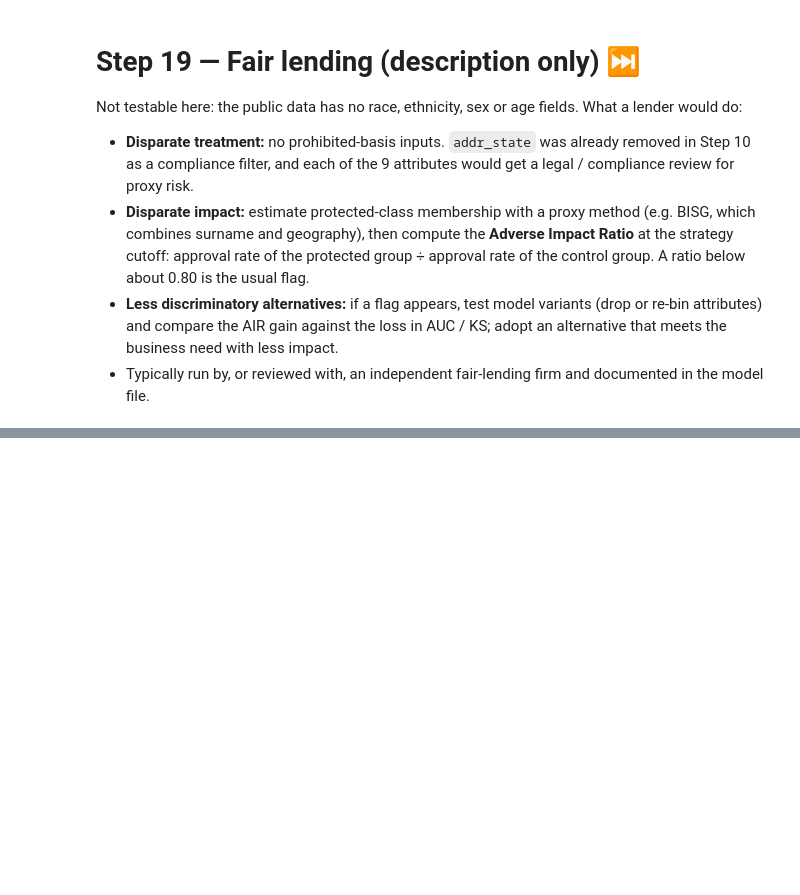
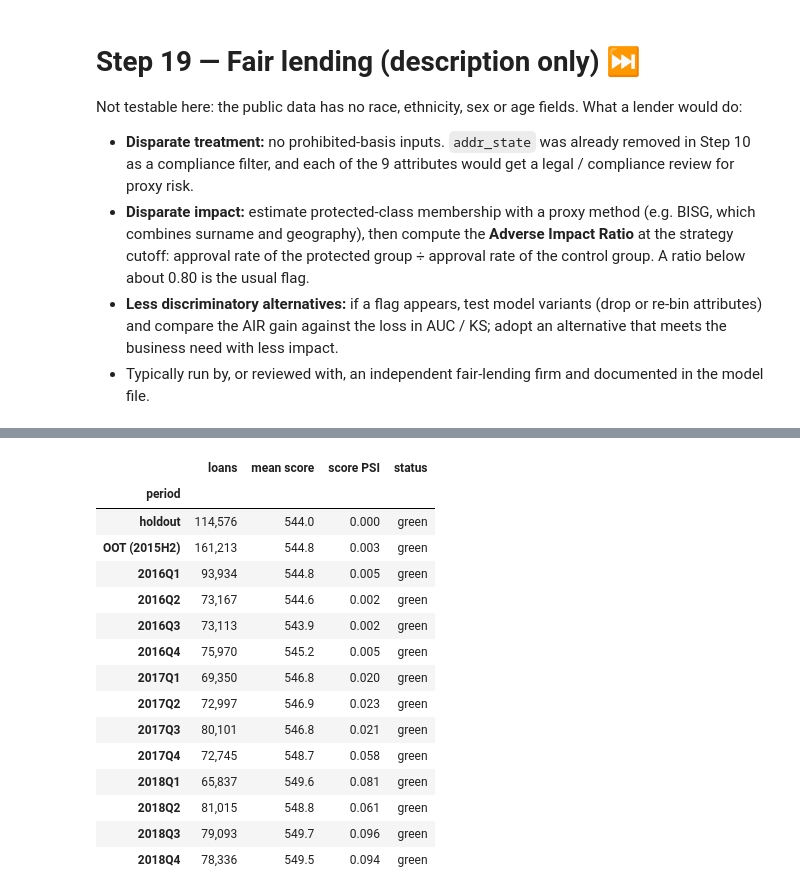
Before and after one commit to daniel-d-wu/scorecard-dev, a Jupyter notebook: scorecard_dev.ipynb, the cells around one changed output, grey strips where cells are left out. Saved outputs shown, nothing was run; the diff lists cells and outputs as text; code cells hidden in the pictures; blank space fills up the shorter version.

```diff
--- a/scorecard_dev.ipynb
+++ b/scorecard_dev.ipynb
@@ -3173,0 +3186,65 @@ When a bureau score is used in the decision, FCRA adds a separate disclosure: th
+# %%
+# ---------------------------------------------------------------
+# 23  Monitoring simulation: score PSI, attribute PSI (CSI), 2016 calibration
+# ---------------------------------------------------------------
+def psi(e, a, floor=1e-4):
+    e, a = np.clip(np.asarray(e, float), floor, None), np.clip(np.asarray(a, float), floor, None)
+    return float(((a - e) * np.log(a / e)).sum())
+
+def light(v, y=0.10, r=0.25):
+    return 'red' if v >= r else 'yellow' if v >= y else 'green'
+
+# Post-launch population: same exclusions as the modeling frame, 36-month loans, 2016-2018
+mon = dm[dm.issue_dt.dt.year.between(2016, 2018) & (dm.term_m == 36)].copy()
+mon['qtr'] = mon.issue_dt.dt.year.astype(str) + 'Q' + mon.issue_dt.dt.quarter.astype(str)
+W_mon = woe_frame(mon, sel_12)
+S_mon = score_points(W_mon[sel_12])
+pd_mon = model_12.predict(sm.add_constant(W_mon[sel_12], has_constant='add'))
+
+# Score PSI by quarter, on train-score decile edges (frozen)
+edges = np.unique(np.quantile(S_tr, np.linspace(0, 1, 11)[1:-1]))
+dist = lambda S: np.bincount(np.searchsorted(edges, S, side='right'), minlength=len(edges) + 1) / len(S)
+e_score = dist(S_tr)
+ref = {'holdout': S_ho, 'OOT (2015H2)': S_oo}
+psi_rows = [{'period': k, 'loans': len(S), 'mean score': S.mean(), 'score PSI': psi(e_score, dist(S))} for k, S in ref.items()]
+for q, idx in mon.groupby('qtr').groups.items():
+    S = S_mon.loc[idx]
+    psi_rows.append({'period': q, 'loans': len(S), 'mean score': S.mean(), 'score PSI': psi(e_score, dist(S))})
+psi_tbl = pd.DataFrame(psi_rows).set_index('period')
+psi_tbl['status'] = psi_tbl['score PSI'].map(light)
+print('Score PSI vs train:'); display(psi_tbl.style.format({'loans': '{:,}', 'mean score': '{:.1f}', 'score PSI': '{:.3f}'}))
+
+# Attribute PSI (CSI) by year, on the Step 11 bins (frozen)
+def bin_share(d, v):
+    return pd.Series(bp.get_binned_variable(v).transform(d[v].values, metric='bins')).value_counts(normalize=True)
+csi = {}
+for v in sel_12:
+    e = bin_share(train, v)
+    for name, d in [('OOT (2015H2)', oot)] + [(str(y), mon[mon.issue_dt.dt.year == y]) for y in (2016, 2017, 2018)]:
+        a = bin_share(d, v); idx = e.index.union(a.index)
+        csi[(v, name)] = psi(e.reindex(idx, fill_value=0), a.reindex(idx, fill_value=0))
+csi_tbl = pd.Series(csi).unstack()[['OOT (2015H2)', '2016', '2017', '2018']].loc[sel_12]
+print('Attribute PSI (CSI) vs train:')
+display(csi_tbl.style.format('{:.3f}').map(lambda v: {'green': '', 'yellow': 'background-color:#fff3b0',
+                                                      'red': 'background-color:#f4b6b6'}[light(v)]))
+
+# 2016 outcomes: calibration range and ranking (lifetime target; ~27% of 2016 loans still Current)
+m16 = mon[mon.issue_dt.dt.year == 2016].copy()
+m16['pd'] = pd_mon.loc[m16.index]
+m16['pd_shift'] = 1 / (1 + np.exp(-(np.log(m16.pd / (1 - m16.pd)) + 0.098)))      # candidate intercept shift from Step 15
+m16['half'] = '2016H' + ((m16.issue_dt.dt.month > 6) + 1).astype(str)
+cur = m16.loan_status.eq('Current')
+cal_rows = []
+for h, g in m16.groupby('half'):
+    res = g[g.bad.notna()]                                   # resolved: Fully Paid / Charged Off / Late 31-120
+    cur_g = g[g.loan_status.eq('Current')]
+    lo_bad = res.bad.sum() / (len(res) + len(cur_g))          # Current counted as good
+    cal_rows.append({'period': h, 'loans': len(g), '% still Current': 100 * len(cur_g) / len(g),
+                     'predicted PD %': 100 * g.pd.mean(), 'predicted + shift %': 100 * g.pd_shift.mean(),
+                     'actual % (lower: Current = good)': 100 * lo_bad, 'actual % (upper: resolved only)': 100 * res.bad.mean(),
+                     'A/P lower': lo_bad / g.pd.mean(), 'A/P upper': res.bad.mean() / res.pd.mean(),
+                     'AUC (resolved)': auc_pts(res.bad, res.pd), 'KS (resolved)': ks_pts(res.bad, res.pd)})
+cal_23 = pd.DataFrame(cal_rows).set_index('period')
+print('2016 calibration (actual / predicted) and ranking:')
+display(cal_23.round(2))
+# %% [output]
@@ -3173,0 +3252,16 @@ When a bureau score is used in the decision, FCRA adds a separate disclosure: th
+|  | loans | mean score | score PSI | status |
+| period |  |  |  |  |
+| holdout | 114,576 | 544.0 | 0.000 | green |
+| OOT (2015H2) | 161,213 | 544.8 | 0.003 | green |
+| 2016Q1 | 93,934 | 544.8 | 0.005 | green |
+| 2016Q2 | 73,167 | 544.6 | 0.002 | green |
+| 2016Q3 | 73,113 | 543.9 | 0.002 | green |
+| 2016Q4 | 75,970 | 545.2 | 0.005 | green |
+| 2017Q1 | 69,350 | 546.8 | 0.020 | green |
+| 2017Q2 | 72,997 | 546.9 | 0.023 | green |
+| 2017Q3 | 80,101 | 546.8 | 0.021 | green |
+| 2017Q4 | 72,745 | 548.7 | 0.058 | green |
+| 2018Q1 | 65,837 | 549.6 | 0.081 | green |
+| 2018Q2 | 81,015 | 548.8 | 0.061 | green |
+| 2018Q3 | 79,093 | 549.7 | 0.096 | green |
+| 2018Q4 | 78,336 | 549.5 | 0.094 | green |
```
Also changed, not shown: parts of 5 cells of this notebook, 1 other file.
